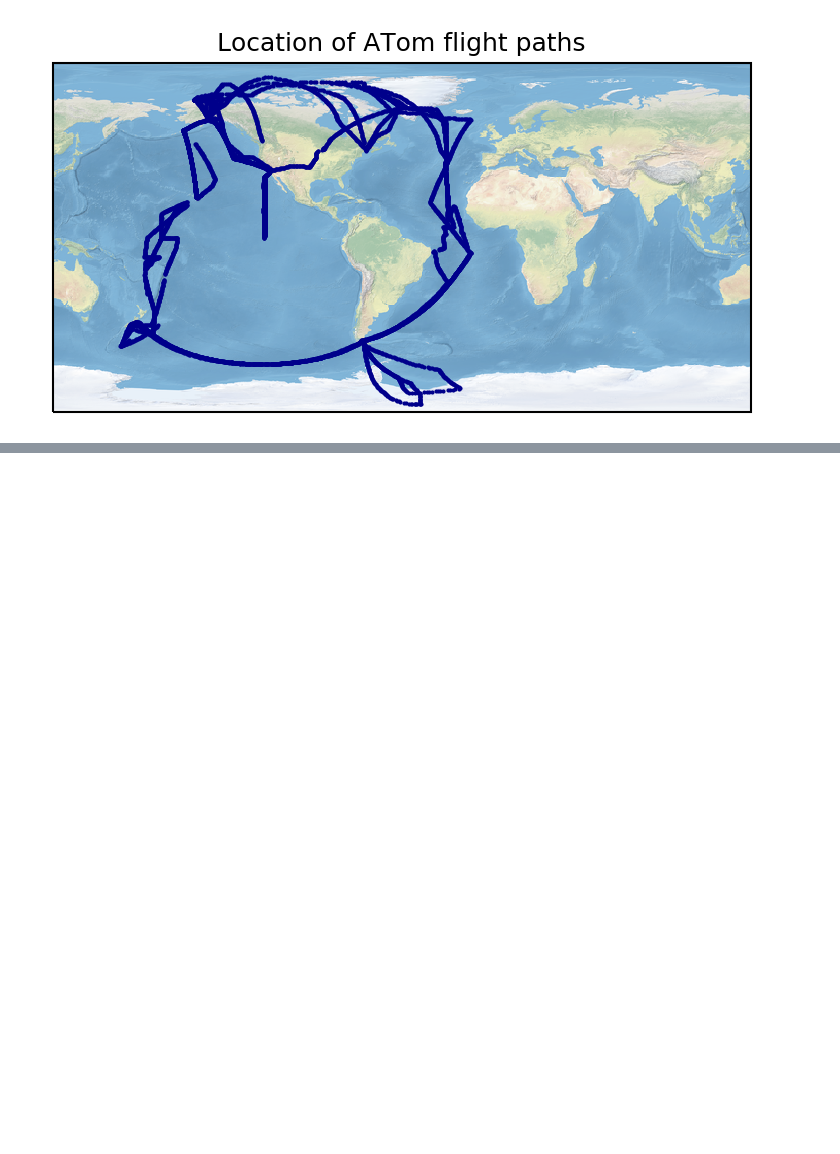
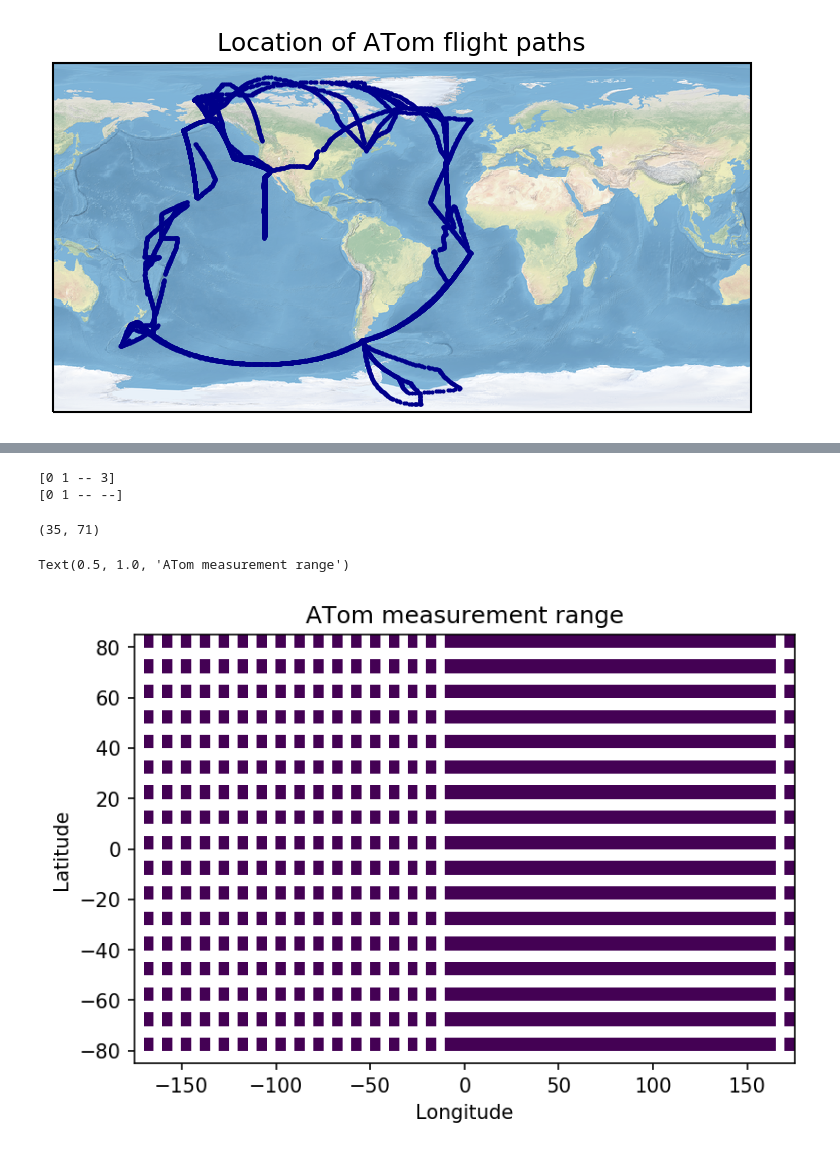
Before and after one commit to zosiast/blueberry_11_19, a Jupyter notebook: ATom_data/ATom_flight_paths.ipynb, the cells around one changed output, grey strips where cells are left out. Cells and saved outputs as stored; diff of their text form; code cells hidden in the pictures; blank space fills up the shorter version.

```diff
--- a/ATom_data/ATom_flight_paths.ipynb
+++ b/ATom_data/ATom_flight_paths.ipynb
@@ -64,0 +147,6 @@ plt.show()
+# %%
+globe_lats = np.transpose(np.array([centr_lats]*71))
+print(globe_lats)
+
+globe_lons = np.array([centr_lons]*35)
+print(globe_lons)
@@ -64,0 +168,44 @@ plt.show()
+# %%
+a = np.array([0, 1, 2, 3,4,5,6,7,8,9,10])
+
+mask = np.empty()
+for i in range(2,5):
+    mask1 = ma.masked_where(a == i)
+
+x = ma.masked_equal(a, 2)
+print(x)
+y = ma.masked_equal(x,3)
+print(y)
+# %% [output]
+[0 1 -- 3]
+[0 1 -- --]
+# %%
+lat_mask = np.ones((len(centr_lats),len(centr_lons)))
+for ind1, lat in enumerate(lats):
+    lat_mask1 = ma.masked_where(globe_lats == lat, lat_mask)
+    lat_mask = lat_mask1
+# %%
+lon_mask = np.ones((len(centr_lats),len(centr_lons)))
+for in2, lon in enumerate(lons):
+    lon_mask1 = ma.masked_where(globe_lons == lon, lon_mask)
+    lon_mask = lon_mask1
+# %%
+glob_mask = ma.masked_where(lat_mask.mask,lon_mask)
+# %%
+print(lon_mask.shape)
+# %% [output]
+(35, 71)
+# %%
+fig = plt.figure(dpi=150)
+ax = plt.axes()
+
+#plt.pcolormesh(centr_lons,centr_lats,lat_mask1)
+plt.pcolormesh(centr_lons,centr_lats,glob_mask)
+
+plt.xlabel('Longitude')
+plt.ylabel('Latitude')
+plt.title('ATom measurement range')
+#plt.savefig(f'{file_loc}ch4_grad_1985_2018.png')
+# %% [output]
+Text(0.5, 1.0, 'ATom measurement range')
+[figure, added]
```
Also changed, not shown: parts of 12 cells of this notebook.
